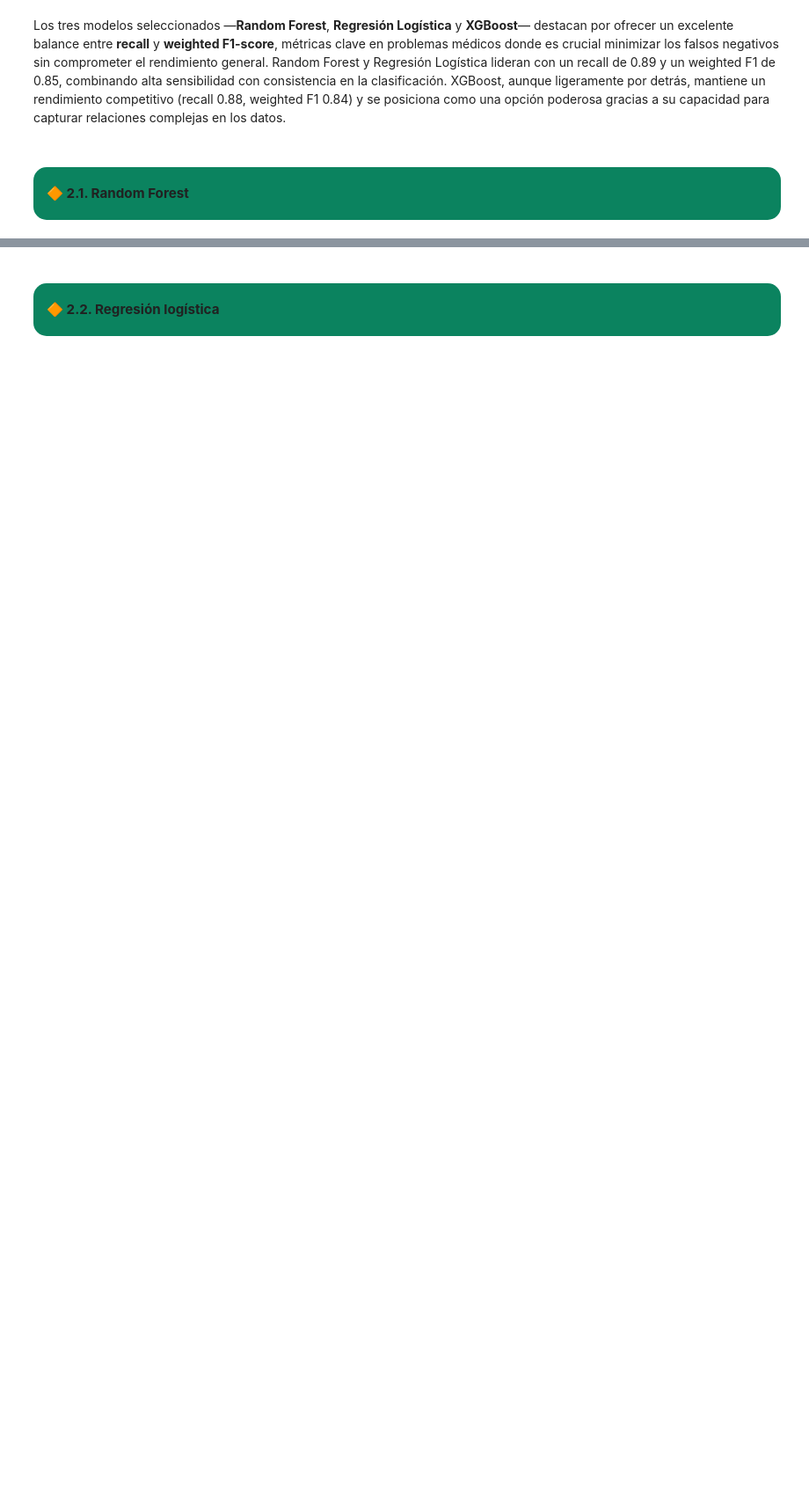
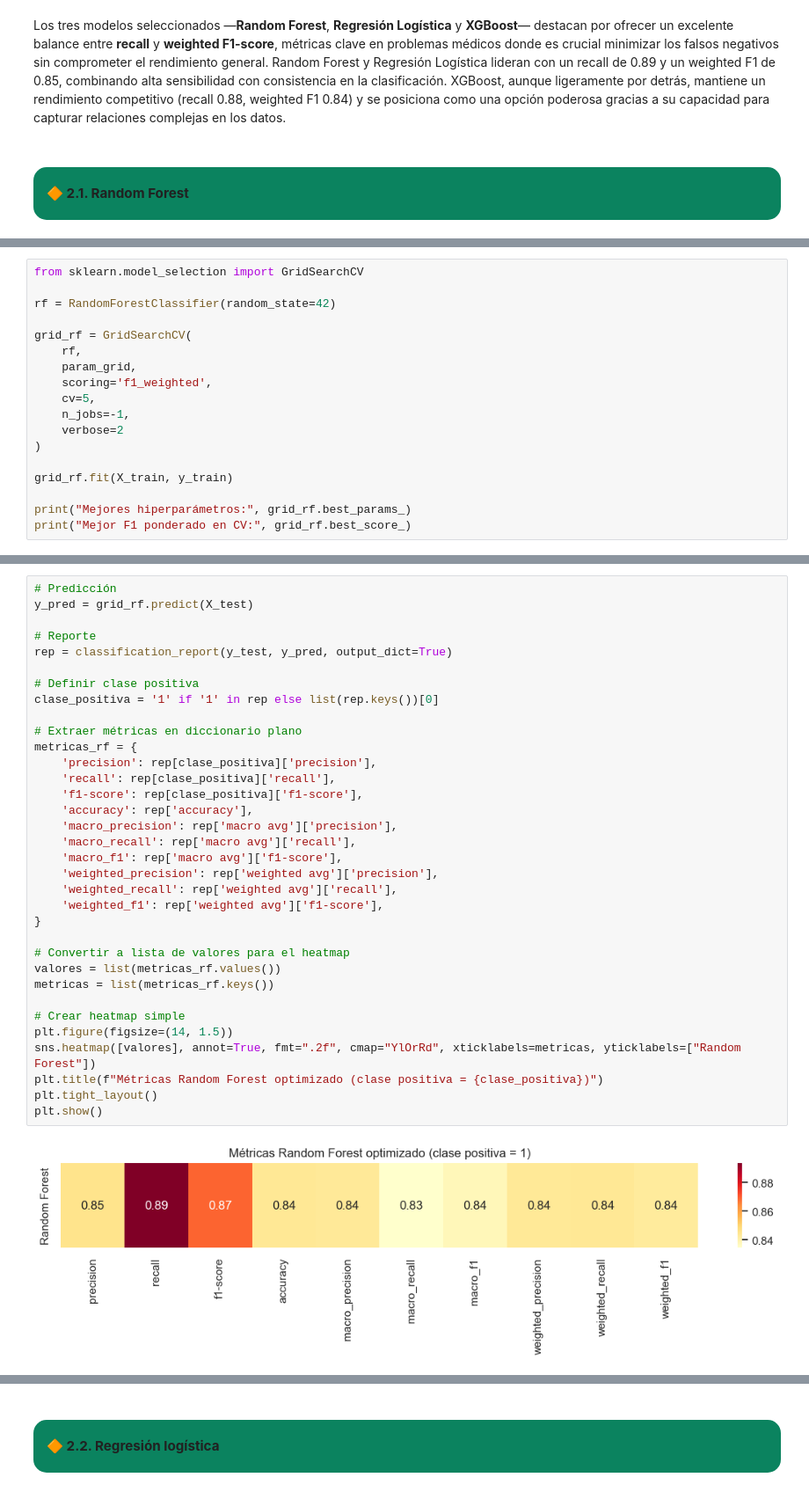
Before and after one commit to AlvaroG7/IIA, a Jupyter notebook: IIA_Proyect_V0.ipynb, the cells around one changed output, grey strips where cells are left out. Shown at 88% size. Drawn from its saved outputs; the diff is of its cells as text; blank space fills up the shorter version.

Commit message:
Jorge 27/03 13:10: Tunear modelos elegidos + visualizaciones

```diff
--- a/IIA_Proyect_V0.ipynb
+++ b/IIA_Proyect_V0.ipynb
@@ -1319,0 +1236,18 @@ Los tres modelos seleccionados —**Random Forest**, **Regresión Logística** y
+# %%
+from sklearn.model_selection import GridSearchCV
+
+rf = RandomForestClassifier(random_state=42)
+
+grid_rf = GridSearchCV(
+    rf,
+    param_grid,
+    scoring='f1_weighted',
+    cv=5,
+    n_jobs=-1,
+    verbose=2
+)
+
+grid_rf.fit(X_train, y_train)
+
+print("Mejores hiperparámetros:", grid_rf.best_params_)
+print("Mejor F1 ponderado en CV:", grid_rf.best_score_)
@@ -1319,0 +1260,36 @@ Los tres modelos seleccionados —**Random Forest**, **Regresión Logística** y
+# %%
+# Predicción
+y_pred = grid_rf.predict(X_test)
+
+# Reporte
+rep = classification_report(y_test, y_pred, output_dict=True)
+
+# Definir clase positiva
+clase_positiva = '1' if '1' in rep else list(rep.keys())[0]
+
+# Extraer métricas en diccionario plano
+metricas_rf = {
+    'precision': rep[clase_positiva]['precision'],
+    'recall': rep[clase_positiva]['recall'],
+    'f1-score': rep[clase_positiva]['f1-score'],
+    'accuracy': rep['accuracy'],
+    'macro_precision': rep['macro avg']['precision'],
+    'macro_recall': rep['macro avg']['recall'],
+    'macro_f1': rep['macro avg']['f1-score'],
+    'weighted_precision': rep['weighted avg']['precision'],
+    'weighted_recall': rep['weighted avg']['recall'],
+    'weighted_f1': rep['weighted avg']['f1-score'],
+}
+
+# Convertir a lista de valores para el heatmap
+valores = list(metricas_rf.values())
+metricas = list(metricas_rf.keys())
+
+# Crear heatmap simple
+plt.figure(figsize=(14, 1.5))
+sns.heatmap([valores], annot=True, fmt=".2f", cmap="YlOrRd", xticklabels=metricas, yticklabels=["Random Forest"])
+plt.title(f"Métricas Random Forest optimizado (clase positiva = {clase_positiva})")
+plt.tight_layout()
+plt.show()
+# %% [output]
+[figure, added]
```
Also changed, not shown: parts of 28 cells of this notebook.
